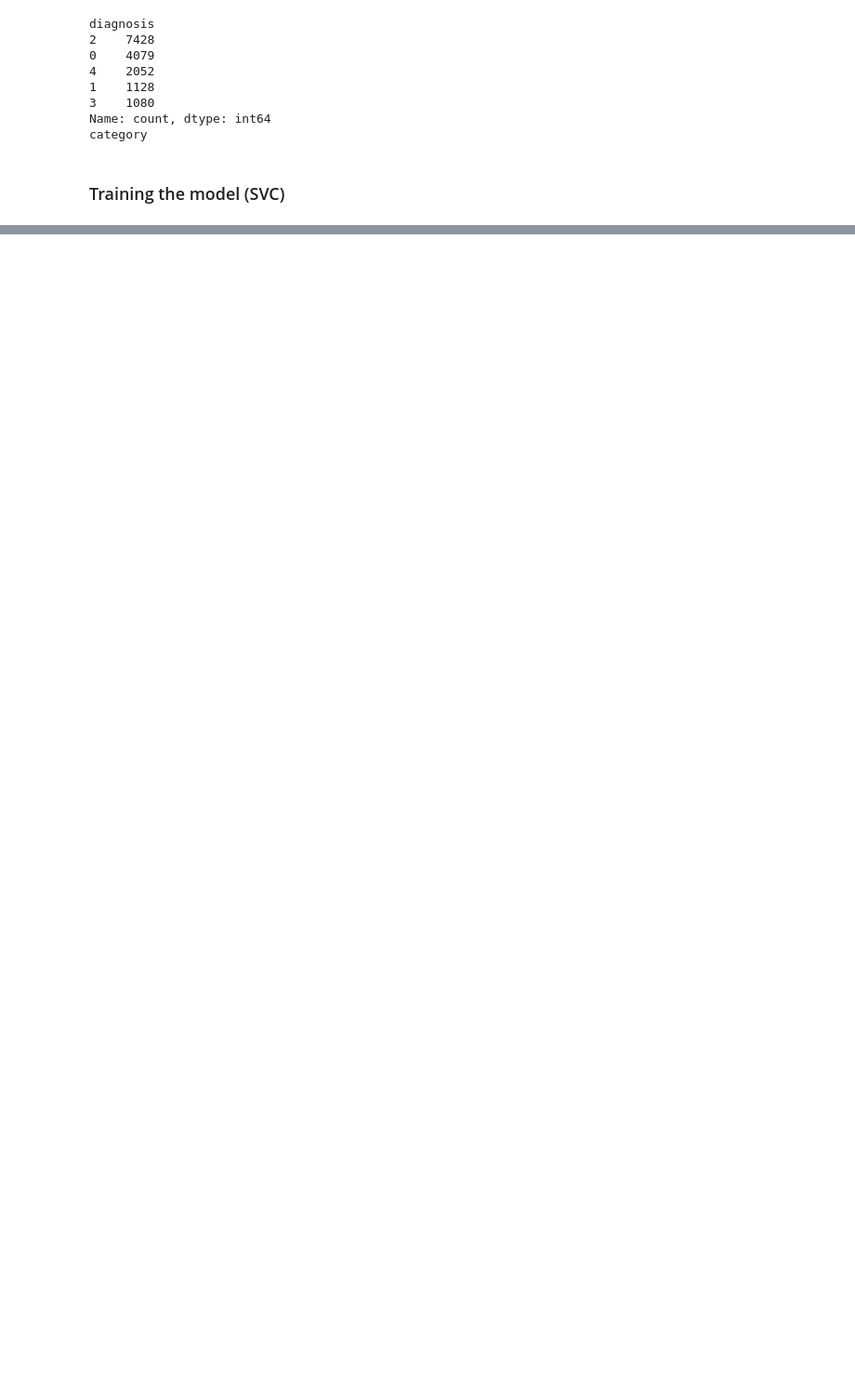
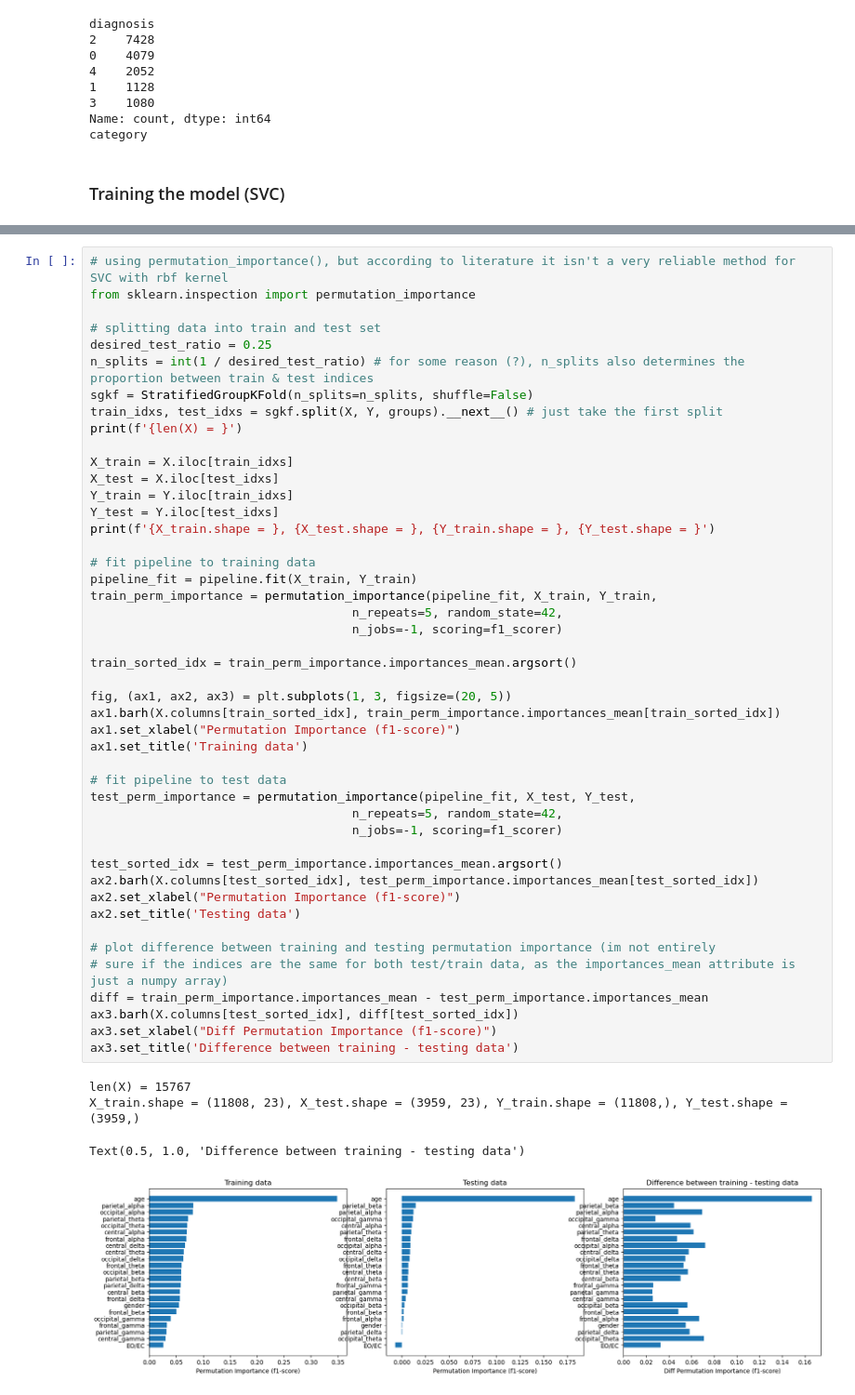
Before and after one commit to TSmolders/Internship_EEG, a Jupyter notebook: 4_multiclass_classification.ipynb, the cells around one changed output, grey strips where cells are left out. Shown: that part at 93% size. Drawn from its saved outputs; the diff is of its cells as text; blank space fills up the shorter version.

```diff
--- a/4_multiclass_classification.ipynb
+++ b/4_multiclass_classification.ipynb
@@ -471,0 +476,51 @@ weighted avg       0.36      0.37      0.36     15767
+# %%
+# using permutation_importance(), but according to literature it isn't a very reliable method for SVC with rbf kernel
+from sklearn.inspection import permutation_importance
+
+# splitting data into train and test set
+desired_test_ratio = 0.25
+n_splits = int(1 / desired_test_ratio) # for some reason (?), n_splits also determines the proportion between train & test indices
+sgkf = StratifiedGroupKFold(n_splits=n_splits, shuffle=False)
+train_idxs, test_idxs = sgkf.split(X, Y, groups).__next__() # just take the first split
+print(f'{len(X) = }')
+
+X_train = X.iloc[train_idxs]
+X_test = X.iloc[test_idxs]
+Y_train = Y.iloc[train_idxs]
+Y_test = Y.iloc[test_idxs]
+print(f'{X_train.shape = }, {X_test.shape = }, {Y_train.shape = }, {Y_test.shape = }')
+
+# fit pipeline to training data
+pipeline_fit = pipeline.fit(X_train, Y_train)
+train_perm_importance = permutation_importance(pipeline_fit, X_train, Y_train,
+                                    n_repeats=5, random_state=42,
+                                    n_jobs=-1, scoring=f1_scorer)
+
+train_sorted_idx = train_perm_importance.importances_mean.argsort()
+
+fig, (ax1, ax2, ax3) = plt.subplots(1, 3, figsize=(20, 5))
+ax1.barh(X.columns[train_sorted_idx], train_perm_importance.importances_mean[train_sorted_idx])
+ax1.set_xlabel("Permutation Importance (f1-score)")
+ax1.set_title('Training data')
+
+# fit pipeline to test data
+test_perm_importance = permutation_importance(pipeline_fit, X_test, Y_test,
+                                    n_repeats=5, random_state=42,
+                                    n_jobs=-1, scoring=f1_scorer)
+
+test_sorted_idx = test_perm_importance.importances_mean.argsort()
+ax2.barh(X.columns[test_sorted_idx], test_perm_importance.importances_mean[test_sorted_idx])
+ax2.set_xlabel("Permutation Importance (f1-score)")
+ax2.set_title('Testing data')
+
+# plot difference between training and testing permutation importance (im not entirely
+# sure if the indices are the same for both test/train data, as the importances_mean attribute is just a numpy array)
+diff = train_perm_importance.importances_mean - test_perm_importance.importances_mean
+ax3.barh(X.columns[test_sorted_idx], diff[test_sorted_idx])
+ax3.set_xlabel("Diff Permutation Importance (f1-score)")
+ax3.set_title('Difference between training - testing data')
+# %% [output]
+len(X) = 15767
+X_train.shape = (11808, 23), X_test.shape = (3959, 23), Y_train.shape = (11808,), Y_test.shape = (3959,)
+Text(0.5, 1.0, 'Difference between training - testing data')
+[figure, added]
```
Also changed, not shown: parts of 6 cells of this notebook.
